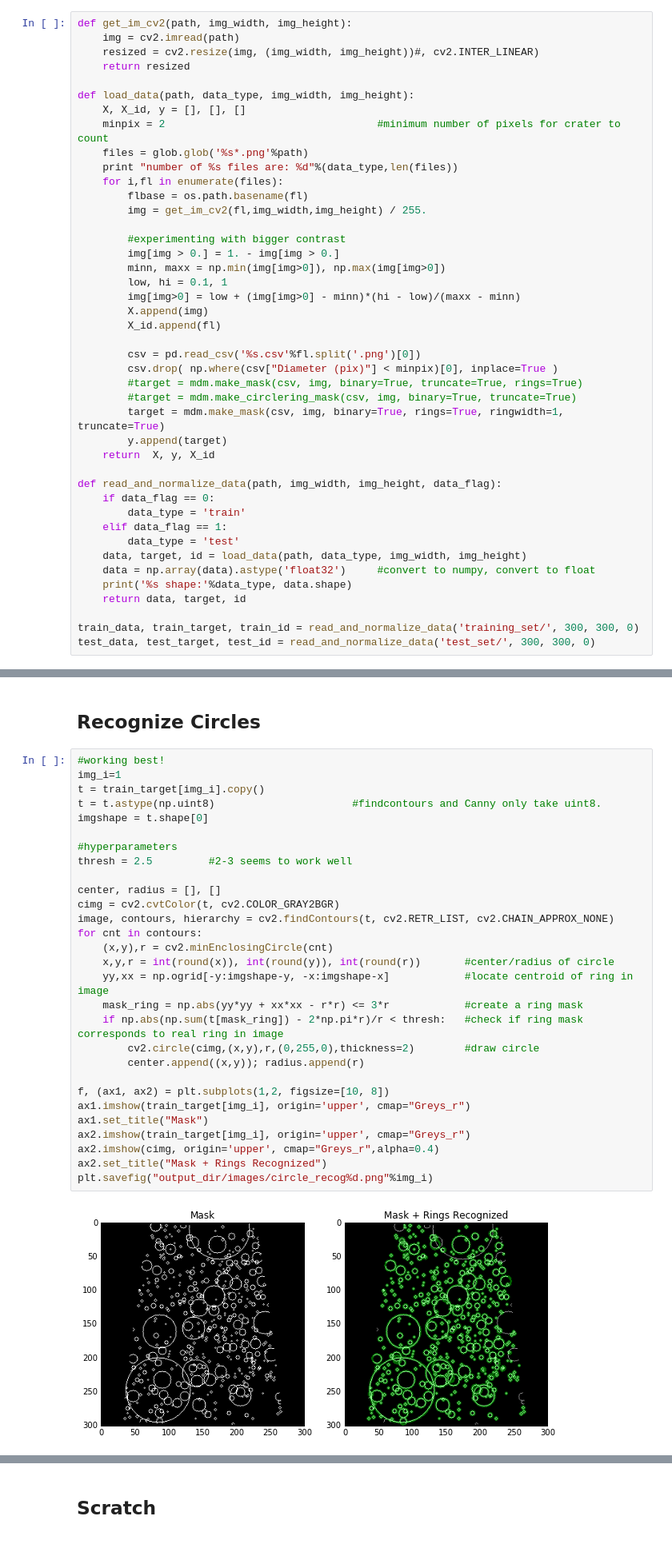
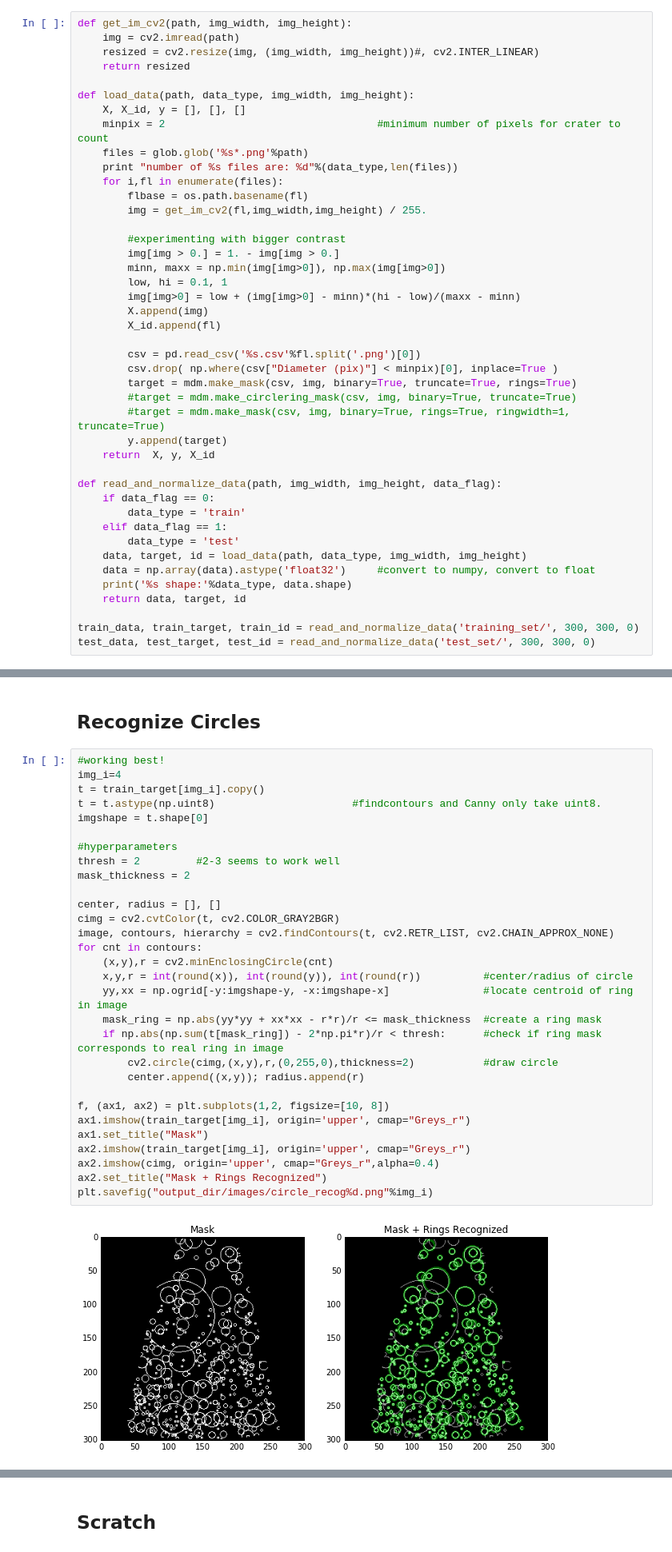
Before and after one commit to silburt/moon-craters, a Jupyter notebook: Hough_Circles.ipynb, the cells around one changed output, grey strips where cells are left out. Shown at 80% size. Cells and saved outputs as stored; diff of their text form.

```diff
--- a/Hough_Circles.ipynb
+++ b/Hough_Circles.ipynb
@@ -53,9 +53,9 @@ def load_data(path, data_type, img_width, img_height):
 
         csv = pd.read_csv('%s.csv'%fl.split('.png')[0])
         csv.drop( np.where(csv["Diameter (pix)"] < minpix)[0], inplace=True )
-        #target = mdm.make_mask(csv, img, binary=True, truncate=True, rings=True)
+        target = mdm.make_mask(csv, img, binary=True, truncate=True, rings=True)
         #target = mdm.make_circlering_mask(csv, img, binary=True, truncate=True)
-        target = mdm.make_mask(csv, img, binary=True, rings=True, ringwidth=1, truncate=True)
+        #target = mdm.make_mask(csv, img, binary=True, rings=True, ringwidth=1, truncate=True)
         y.append(target)
     return  X, y, X_id
 
@@ -80,35 +80,36 @@ number of train files are: 26
 ## Recognize Circles
 # %%
 #working best!
-img_i=1
+img_i=4
 t = train_target[img_i].copy()
 t = t.astype(np.uint8)                      #findcontours and Canny only take uint8.
 imgshape = t.shape[0]
 
 #hyperparameters
-thresh = 2.5         #2-3 seems to work well
+thresh = 2         #2-3 seems to work well
+mask_thickness = 2
 
 center, radius = [], []
 cimg = cv2.cvtColor(t, cv2.COLOR_GRAY2BGR)
 image, contours, hierarchy = cv2.findContours(t, cv2.RETR_LIST, cv2.CHAIN_APPROX_NONE)
 for cnt in contours:
     (x,y),r = cv2.minEnclosingCircle(cnt)
-    x,y,r = int(round(x)), int(round(y)), int(round(r))       #center/radius of circle
-    yy,xx = np.ogrid[-y:imgshape-y, -x:imgshape-x]            #locate centroid of ring in image
-    mask_ring = np.abs(yy*yy + xx*xx - r*r) <= 3*r            #create a ring mask
-    if np.abs(np.sum(t[mask_ring]) - 2*np.pi*r)/r < thresh:   #check if ring mask corresponds to real ring in image
-        cv2.circle(cimg,(x,y),r,(0,255,0),thickness=2)        #draw circle
+    x,y,r = int(round(x)), int(round(y)), int(round(r))          #center/radius of circle
+    yy,xx = np.ogrid[-y:imgshape-y, -x:imgshape-x]               #locate centroid of ring in image
+    mask_ring = np.abs(yy*yy + xx*xx - r*r)/r <= mask_thickness  #create a ring mask
+    if np.abs(np.sum(t[mask_ring]) - 2*np.pi*r)/r < thresh:      #check if ring mask corresponds to real ring in image
+        cv2.circle(cimg,(x,y),r,(0,255,0),thickness=2)           #draw circle
         center.append((x,y)); radius.append(r)
 
 f, (ax1, ax2) = plt.subplots(1,2, figsize=[10, 8])
 ax1.imshow(train_target[img_i], origin='upper', cmap="Greys_r")
 ax1.set_title("Mask")
 ax2.imshow(train_target[img_i], origin='upper', cmap="Greys_r")
 ax2.imshow(cimg, origin='upper', cmap="Greys_r",alpha=0.4)
 ax2.set_title("Mask + Rings Recognized")
 plt.savefig("output_dir/images/circle_recog%d.png"%img_i)
 # %% [output]
-[figure, old version]
+[figure, new version]
 # %% [markdown]
 ## Recognize circles from FCN output images (working pretty well)
 I think ultimately you want to be trying the FCN outputted target images to the method above, but you'll first need to likely do a rounding of values > threshold = 1 (integer), values < threshold = 0.
```
Also changed, not shown: parts of 1 cell of this notebook, 1 other file.
